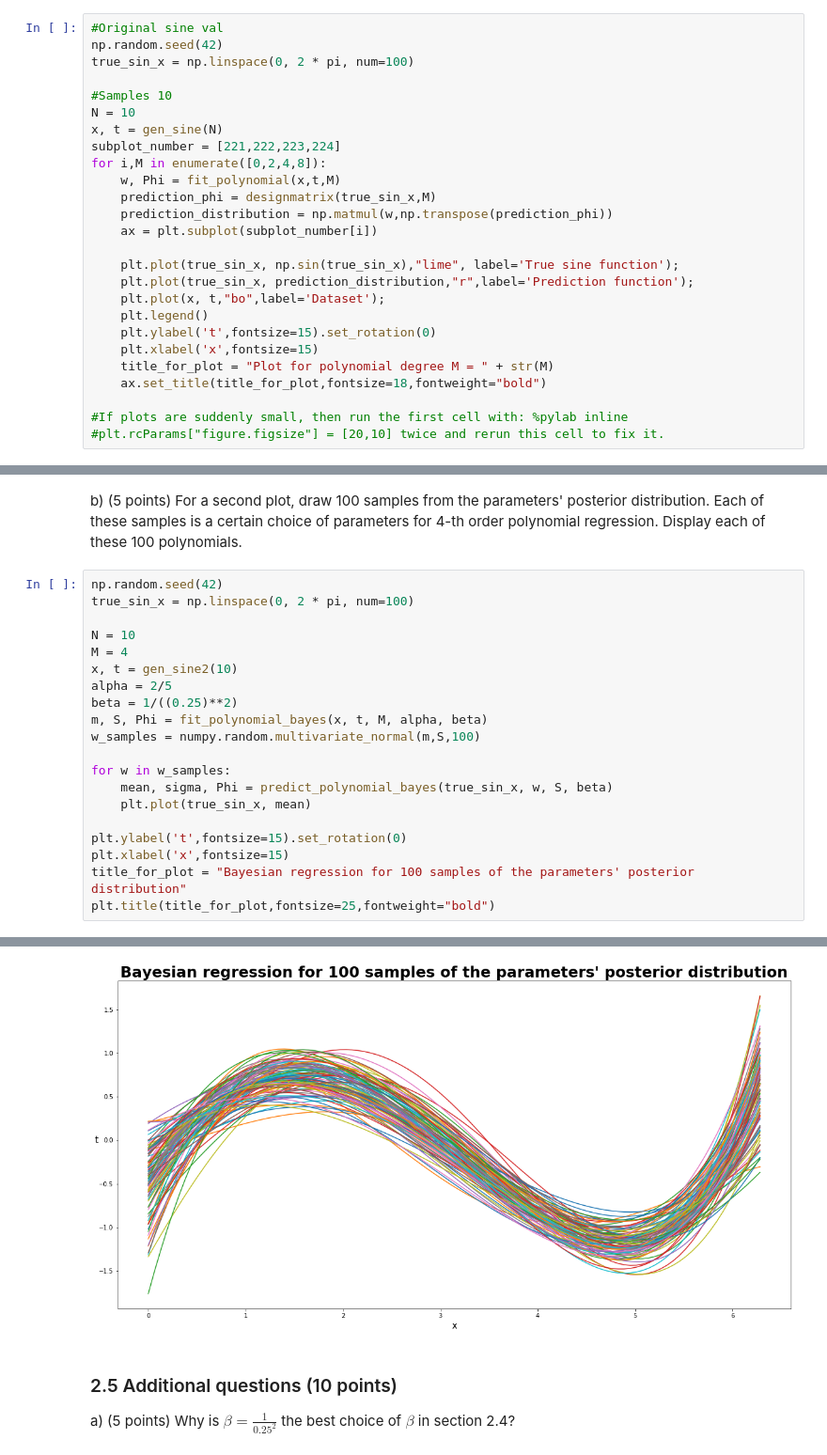
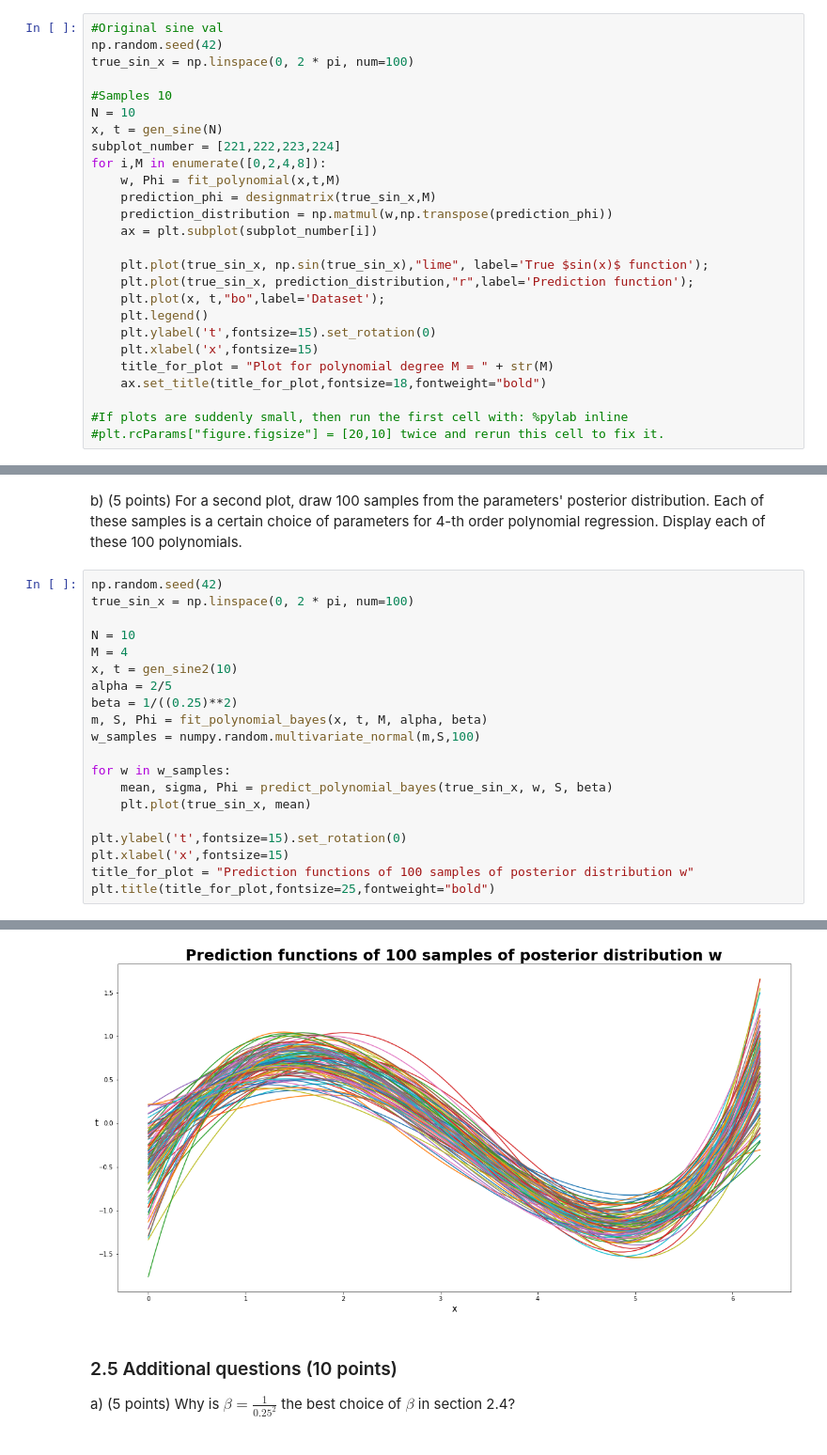
Before and after one commit to ML77777/ML1-18, a Jupyter notebook: 12364282_11161108_lab1.ipynb, the cells around one changed output, grey strips where cells are left out. Shown: that part at 94% size. Cells and saved outputs as stored; diff of their text form.

```diff
--- a/12364282_11161108_lab1.ipynb
+++ b/12364282_11161108_lab1.ipynb
@@ -186,7 +186,7 @@ for i,M in enumerate([0,2,4,8]):
     prediction_distribution = np.matmul(w,np.transpose(prediction_phi))
     ax = plt.subplot(subplot_number[i])
 
-    plt.plot(true_sin_x, np.sin(true_sin_x),"lime", label='True sine function');
+    plt.plot(true_sin_x, np.sin(true_sin_x),"lime", label='True $sin(x)$ function');
     plt.plot(true_sin_x, prediction_distribution,"r",label='Prediction function');
     plt.plot(x, t,"bo",label='Dataset');
     plt.legend()
@@ -539,6 +539,6 @@ for w in w_samples:
 
 plt.ylabel('t',fontsize=15).set_rotation(0)
 plt.xlabel('x',fontsize=15)
-title_for_plot = "Bayesian regression for 100 samples of the parameters' posterior distribution"
+title_for_plot = "Prediction functions of 100 samples of posterior distribution w"
 plt.title(title_for_plot,fontsize=25,fontweight="bold")
 # %% [output]
@@ -546,4 +546,4 @@ Text(0.5,1,"Bayesian regression for 100 samples of the parameters' posterior dis
-[figure, old version]
+[figure, new version]
 # %% [markdown]
 ### 2.5 Additional questions (10 points)
 
```
Also changed, not shown: parts of 7 cells of this notebook.
